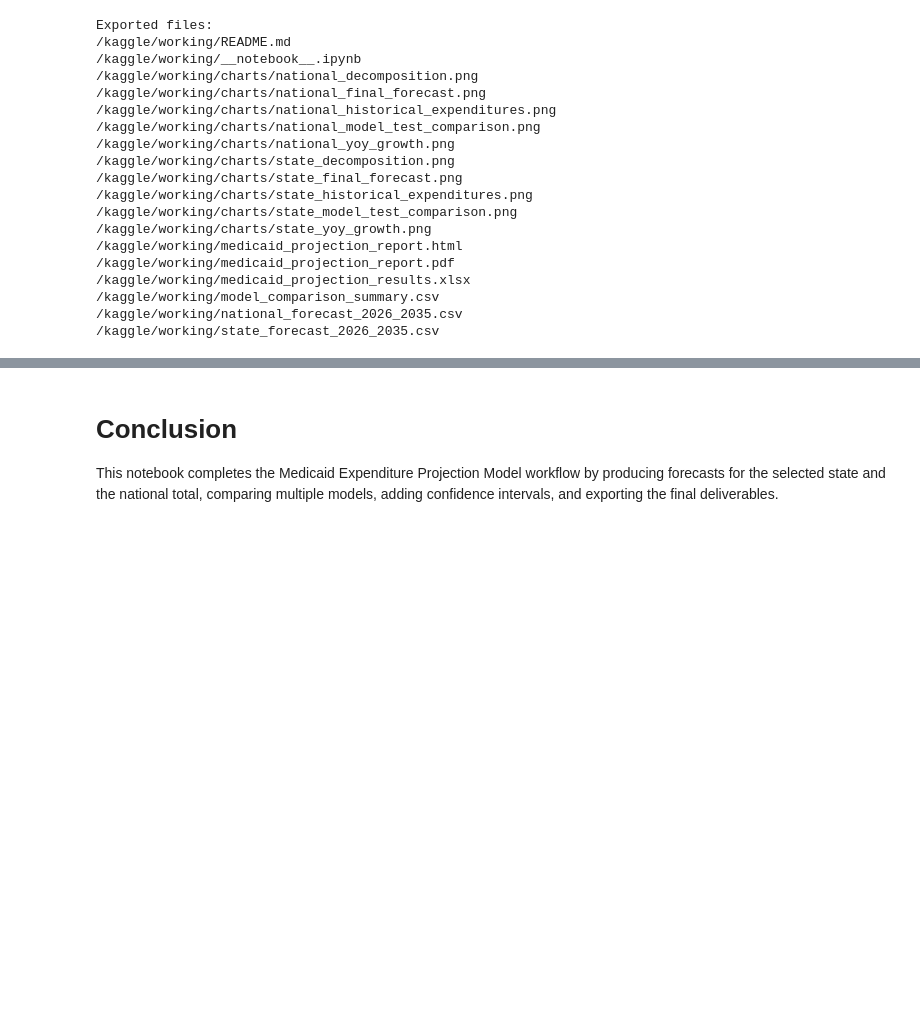
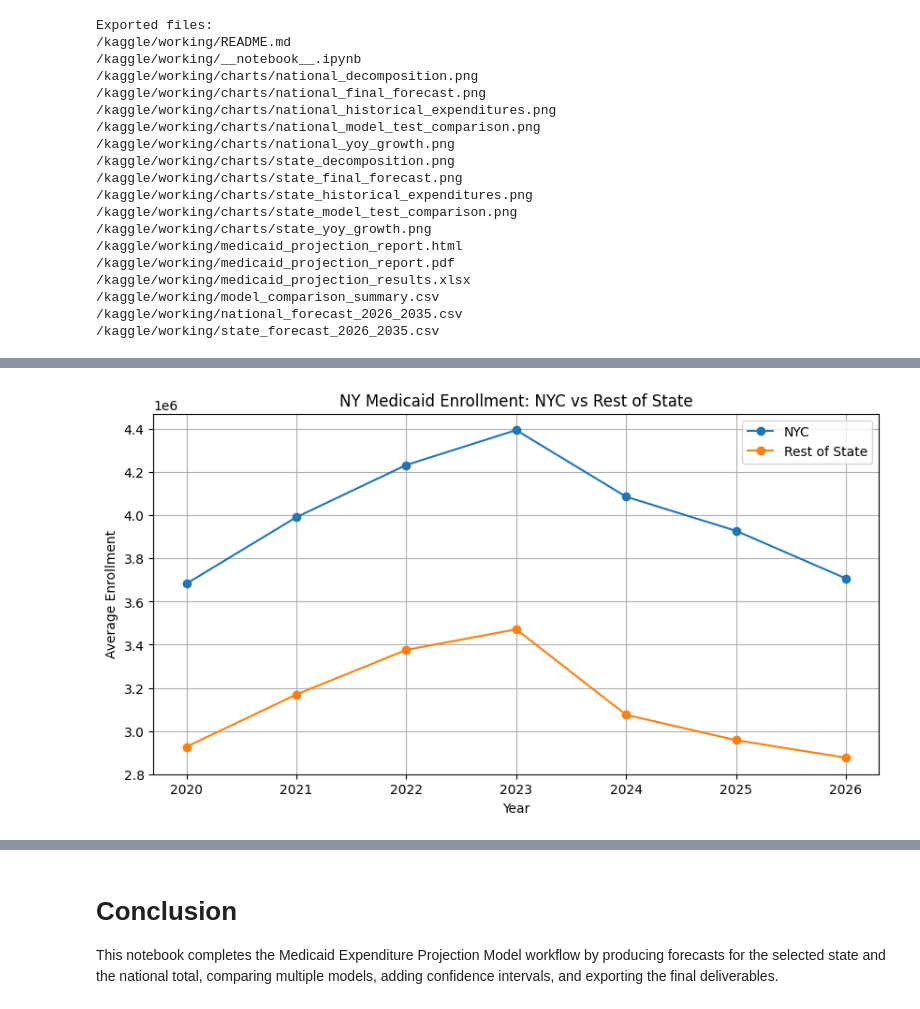
Before and after one commit to amyb79ab2-hash/Medicaid-Expenditure-Projection-Project, a Jupyter notebook: medicaid-expenditure-projection-project.ipynb, the cells around one changed output, grey strips where cells are left out. Saved outputs shown, nothing was run; the diff lists cells and outputs as text; code cells hidden in the pictures; blank space fills up the shorter version.

```diff
--- a/medicaid-expenditure-projection-project.ipynb
+++ b/medicaid-expenditure-projection-project.ipynb
@@ -951,0 +1205,34 @@ Exported files:
+# %%
+# ============================================================
+# Visualization: NYC vs Rest of State enrollment
+# ============================================================
+
+plt.figure(figsize=(10, 5))
+
+plt.plot(
+    annual_enrollment["year"],
+    annual_enrollment["average_nyc_enrollment"],
+    marker="o",
+    label="NYC"
+)
+
+plt.plot(
+    annual_enrollment["year"],
+    annual_enrollment["average_rest_of_state_enrollment"],
+    marker="o",
+    label="Rest of State"
+)
+
+plt.title("NY Medicaid Enrollment: NYC vs Rest of State")
+
+plt.xlabel("Year")
+
+plt.ylabel("Average Enrollment")
+
+plt.legend()
+
+plt.grid(True)
+
+plt.show()
+# %% [output]
+[figure, added]
```
Also changed, not shown: parts of 23 cells of this notebook.
